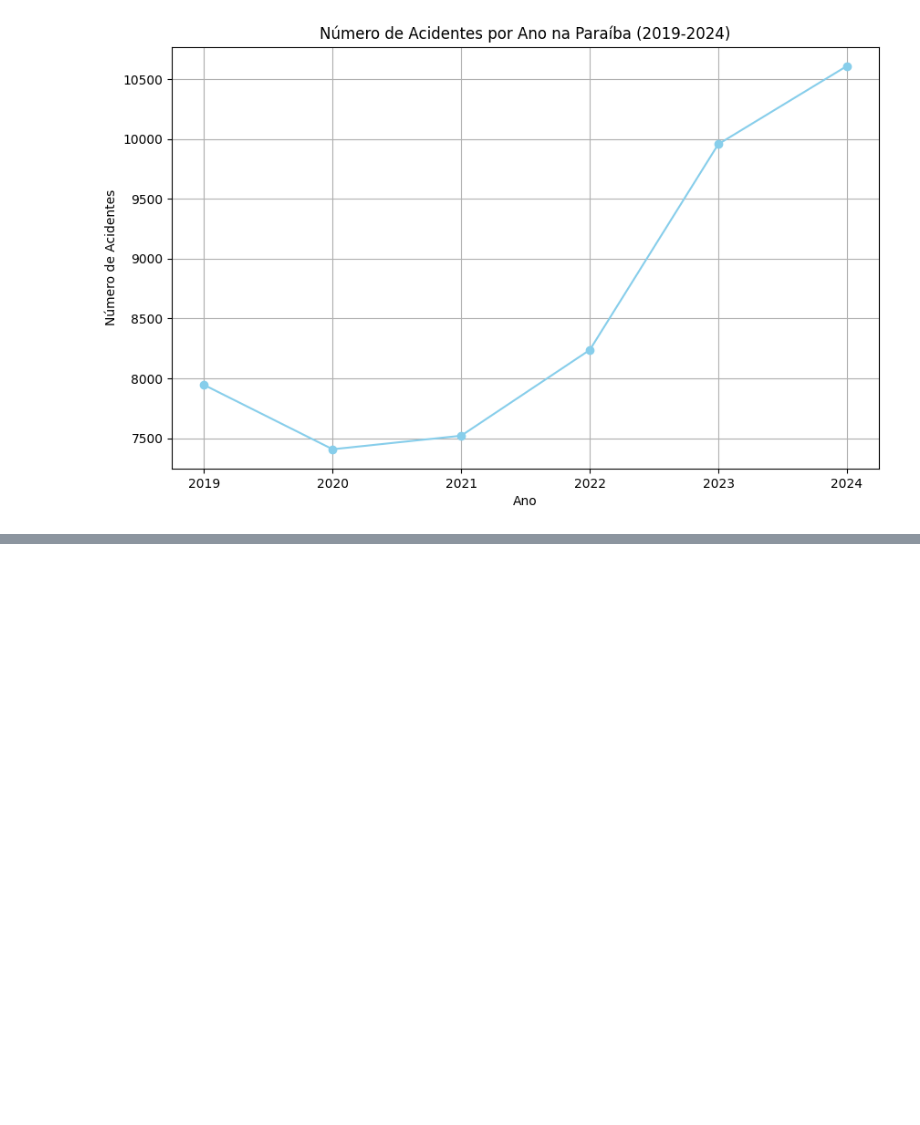
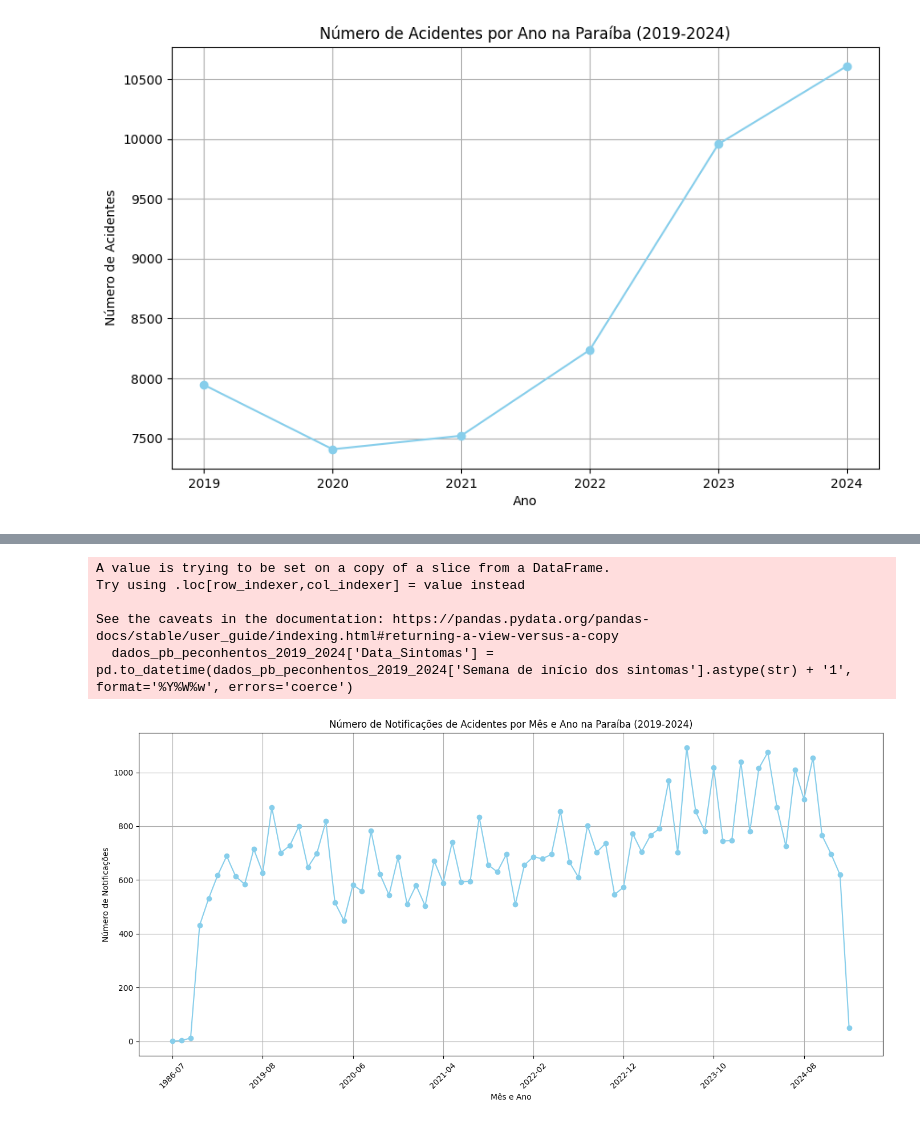
Before and after one commit to fabianosferreira/dataset, a Jupyter notebook: DataSet_Notif_Ofid.ipynb, the cells around one changed output, grey strips where cells are left out. Cells and saved outputs as stored; diff of their text form; code cells hidden in the pictures; blank space fills up the shorter version.

```diff
--- a/DataSet_Notif_Ofid.ipynb
+++ b/DataSet_Notif_Ofid.ipynb
@@ -759,8 +753,8 @@ dados_finais['Semana da notificação'].isnull().sum()
 np.int64(0)
 # %%
 #Filtrando apenas dados da PB
-dados_pb = dados_finais[dados_finais['UF de notificação'] == 'PB']
-display(dados_pb)
+dados_pb_peconhentos_2019_2024 = dados_finais[dados_finais['UF de notificação'] == 'PB']
+display(dados_pb_peconhentos_2019_2024)
 # %% [output]
 |  | Data da notificação | Semana da notificação | Ano da notificação | Regional de Notificação | ... |
 | 154 | NaT | 201901 | 2019 | NaN | ... |
@@ -896,7 +894,7 @@ ITABAIANA           689
 Name: count, dtype: int64
 # %%
 # Extract year and month from 'Semana de início dos sintomas'
-dados_pb['Ano_Mes_Notificacao'] = dados_pb['Semana de início dos sintomas'].astype(str).str[:4] + '-' + dados_pb['Semana de início dos sintomas'].astype(str).str[4:6]
+dados_pb_peconhentos_2019_2024['Ano_Mes_Notificacao'] = dados_pb_peconhentos_2019_2024['Semana de início dos sintomas'].astype(str).str[:4] + '-' + dados_pb_peconhentos_2019_2024['Semana de início dos sintomas'].astype(str).str[4:6]
 
 # Define serum columns to sum
 serum_columns = [
@@ -906,7 +904,7 @@ serum_columns = [
 ]
 
 # Group by city, year, month, and type of accident, and sum the serum columns
-notificacoes_com_soro = dados_pb.groupby(['Município de notificação', 'Ano_Mes_Notificacao', 'Tipo de acidente'])[serum_columns].sum().reset_index()
+notificacoes_com_soro = dados_pb_peconhentos_2019_2024.groupby(['Município de notificação', 'Ano_Mes_Notificacao', 'Tipo de acidente'])[serum_columns].sum().reset_index()
 
 # Calculate total serum used
 notificacoes_com_soro['Total_Soroterapia'] = notificacoes_com_soro[serum_columns].sum(axis=1)
@@ -1066,0 +1140,36 @@ plt.show()
+# %%
+import matplotlib.pyplot as plt
+import seaborn as sns
+
+# Convert 'Semana de início dos sintomas' to datetime and extract month and year
+dados_pb_peconhentos_2019_2024['Data_Sintomas'] = pd.to_datetime(dados_pb_peconhentos_2019_2024['Semana de início dos sintomas'].astype(str) + '1', format='%Y%W%w', errors='coerce')
+
+# Filter out NaT values that resulted from coercion
+dados_validos = dados_pb_peconhentos_2019_2024.dropna(subset=['Data_Sintomas'])
+
+# Extract Month-Year for grouping
+dados_validos['Ano_Mes_Sintomas'] = dados_validos['Data_Sintomas'].dt.to_period('M')
+
+# Group by Month-Year and count notifications
+notificacoes_por_mes_ano = dados_validos['Ano_Mes_Sintomas'].value_counts().sort_index()
+
+# Convert the index to string for plotting
+notificacoes_por_mes_ano.index = notificacoes_por_mes_ano.index.astype(str)
+
+# Plotting the time series
+plt.figure(figsize=(14, 7))
+notificacoes_por_mes_ano.plot(kind='line', marker='o', color='skyblue')
+plt.title('Número de Notificações de Acidentes por Mês e Ano na Paraíba (2019-2024)')
+plt.xlabel('Mês e Ano')
+plt.ylabel('Número de Notificações')
+plt.grid(True)
+plt.xticks(rotation=45)
+plt.tight_layout()
+plt.show()
+# %% [output]
+A value is trying to be set on a copy of a slice from a DataFrame.
+Try using .loc[row_indexer,col_indexer] = value instead
+
+See the caveats in the documentation: https://pandas.pydata.org/pandas-docs/stable/user_guide/indexing.html#returning-a-view-versus-a-copy
+  dados_pb_peconhentos_2019_2024['Data_Sintomas'] = pd.to_datetime(dados_pb_peconhentos_2019_2024['Semana de início dos sintomas'].astype(str) + '1', format='%Y%W%w', errors='coerce')
+[figure, added]
```
Also changed, not shown: parts of 26 cells of this notebook.
